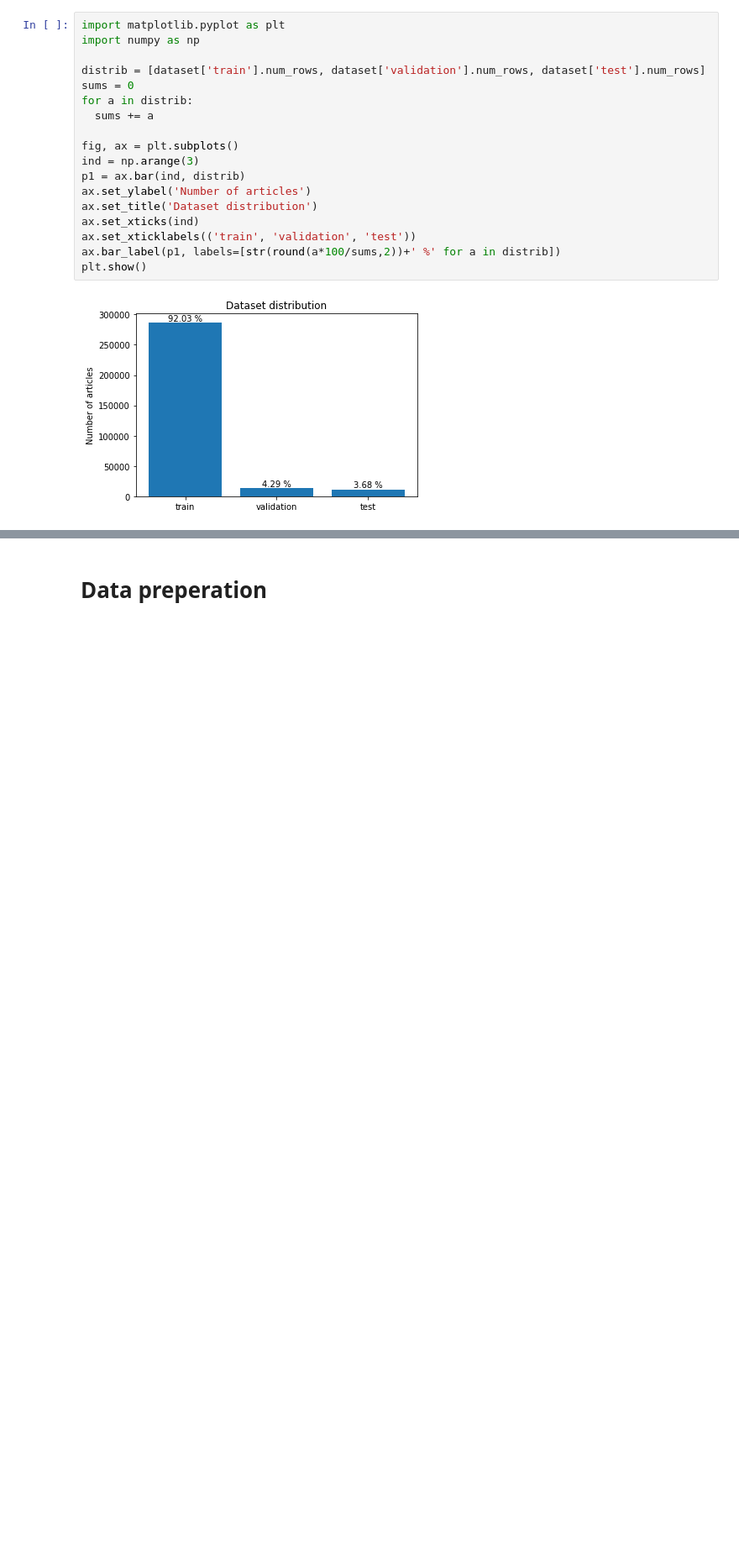
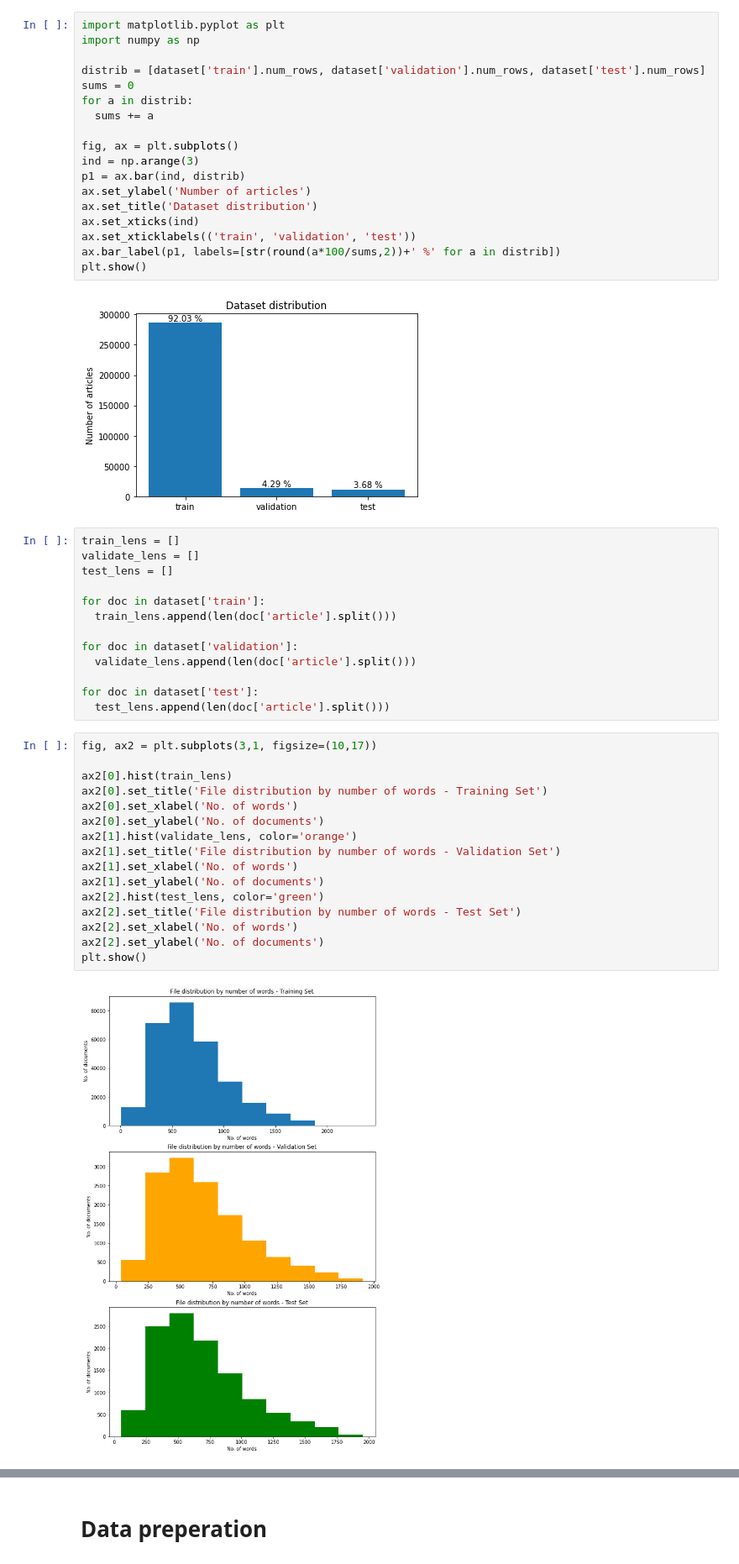
Before and after one commit to KishenPatel97/TextClustering, a Jupyter notebook: Initial_EDA_Clustering.ipynb, the cells around one changed output, grey strips where cells are left out. Shown: that part at 84% size. Saved outputs shown, nothing was run; the diff lists cells and outputs as text; blank space fills up the shorter version.

```diff
--- a/Initial_EDA_Clustering.ipynb
+++ b/Initial_EDA_Clustering.ipynb
@@ -95,3 +95,34 @@ ax.bar_label(p1, labels=[str(round(a*100/sums,2))+' %' for a in distrib])
 plt.show()
 # %% [output]
 [figure]
+# %%
+train_lens = []
+validate_lens = []
+test_lens = []
+
+for doc in dataset['train']:
+  train_lens.append(len(doc['article'].split()))
+
+for doc in dataset['validation']:
+  validate_lens.append(len(doc['article'].split()))
+
+for doc in dataset['test']:
+  test_lens.append(len(doc['article'].split()))
+# %%
+fig, ax2 = plt.subplots(3,1, figsize=(10,17))
+
+ax2[0].hist(train_lens)
+ax2[0].set_title('File distribution by number of words - Training Set')
+ax2[0].set_xlabel('No. of words')
+ax2[0].set_ylabel('No. of documents')
+ax2[1].hist(validate_lens, color='orange')
+ax2[1].set_title('File distribution by number of words - Validation Set')
+ax2[1].set_xlabel('No. of words')
+ax2[1].set_ylabel('No. of documents')
+ax2[2].hist(test_lens, color='green')
+ax2[2].set_title('File distribution by number of words - Test Set')
+ax2[2].set_xlabel('No. of words')
+ax2[2].set_ylabel('No. of documents')
+plt.show()
+# %% [output]
+[figure, added]
```
Also changed, not shown: parts of 7 cells of this notebook.
